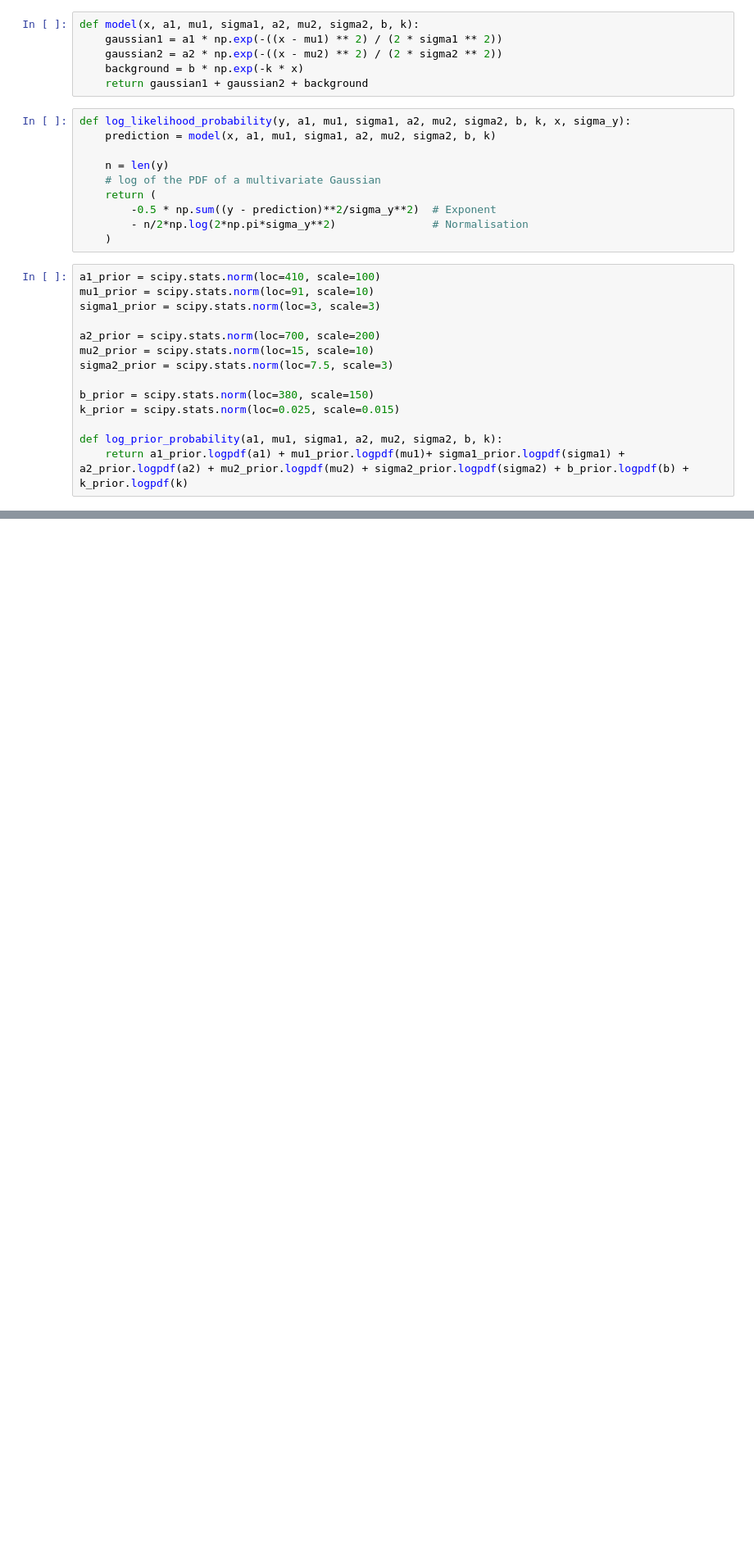
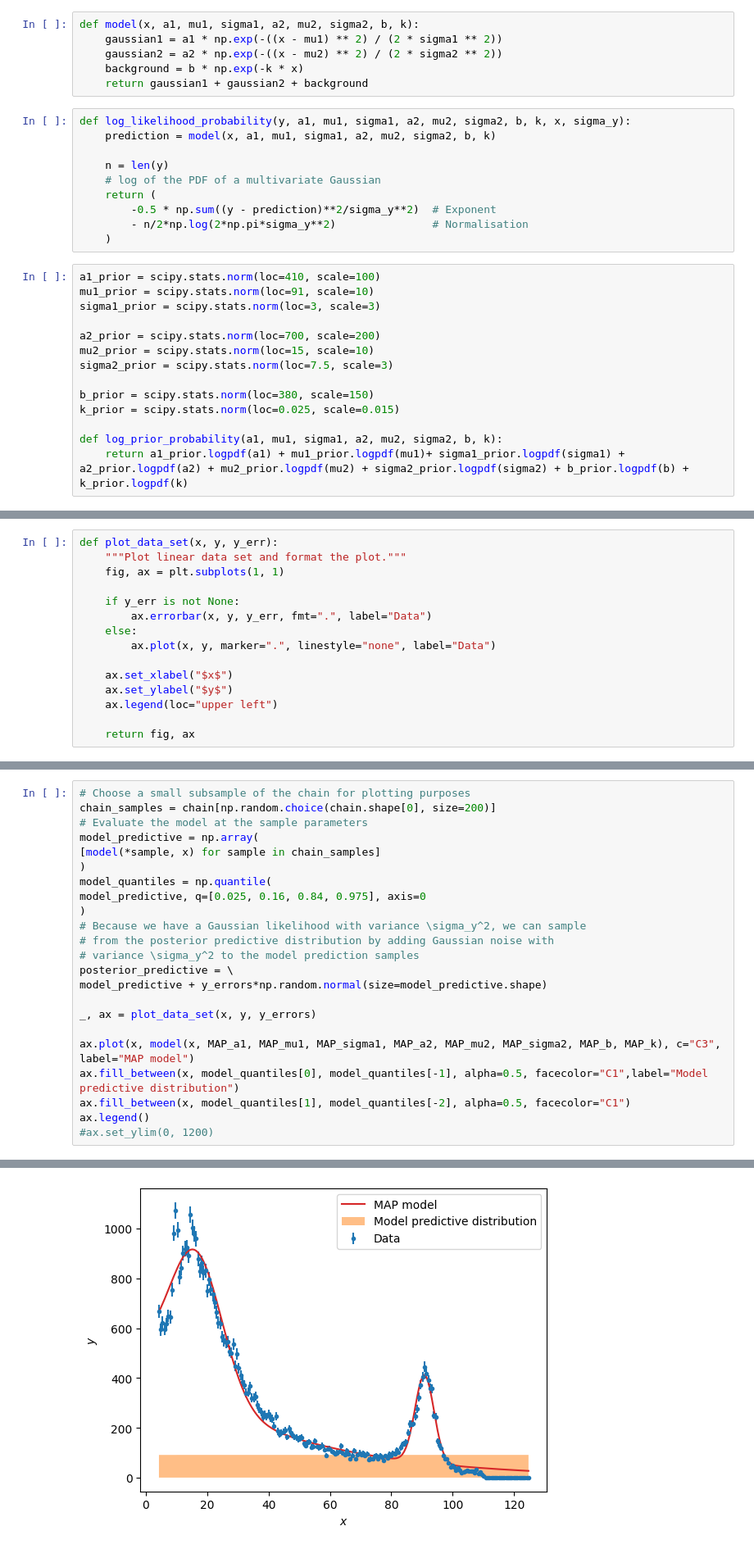
Before and after one commit to SanzianaStelea/Bayesian_Electron_Collision, a Jupyter notebook: bayesian_workflow_stefan.ipynb, the cells around one changed output, grey strips where cells are left out. Shown at 82% size. Drawn from its saved outputs; the diff is of its cells as text; blank space fills up the shorter version.

```diff
--- a/bayesian_workflow_stefan.ipynb
+++ b/bayesian_workflow_stefan.ipynb
@@ -152,3 +188,18 @@ chain = sampler.get_chain(discard=300, thin=10, flat=True)
+# %%
+def plot_data_set(x, y, y_err):
+    """Plot linear data set and format the plot."""
+    fig, ax = plt.subplots(1, 1)
+
+    if y_err is not None:
+        ax.errorbar(x, y, y_err, fmt=".", label="Data")
+    else:
+        ax.plot(x, y, marker=".", linestyle="none", label="Data")
+
+    ax.set_xlabel("$x$")
+    ax.set_ylabel("$y$")
+    ax.legend(loc="upper left")
+
+    return fig, ax
 # %%
 import corner
 %matplotlib
@@ -186,0 +237,24 @@ Using matplotlib backend: inline
+# %%
+# Choose a small subsample of the chain for plotting purposes
+chain_samples = chain[np.random.choice(chain.shape[0], size=200)]
+# Evaluate the model at the sample parameters
+model_predictive = np.array(
+[model(*sample, x) for sample in chain_samples]
+)
+model_quantiles = np.quantile(
+model_predictive, q=[0.025, 0.16, 0.84, 0.975], axis=0
+)
+# Because we have a Gaussian likelihood with variance \sigma_y^2, we can sample
+# from the posterior predictive distribution by adding Gaussian noise with
+# variance \sigma_y^2 to the model prediction samples
+posterior_predictive = \
+model_predictive + y_errors*np.random.normal(size=model_predictive.shape)
+
+_, ax = plot_data_set(x, y, y_errors)
+
+ax.plot(x, model(x, MAP_a1, MAP_mu1, MAP_sigma1, MAP_a2, MAP_mu2, MAP_sigma2, MAP_b, MAP_k), c="C3", label="MAP model")
+ax.fill_between(x, model_quantiles[0], model_quantiles[-1], alpha=0.5, facecolor="C1",label="Model predictive distribution")
+ax.fill_between(x, model_quantiles[1], model_quantiles[-2], alpha=0.5, facecolor="C1")
+ax.legend()
+#ax.set_ylim(0, 1200)
+# %% [output]
@@ -186,0 +262 @@ Using matplotlib backend: inline
+[figure, added]
```
Also changed, not shown: parts of 11 cells of this notebook, 2 other files.
